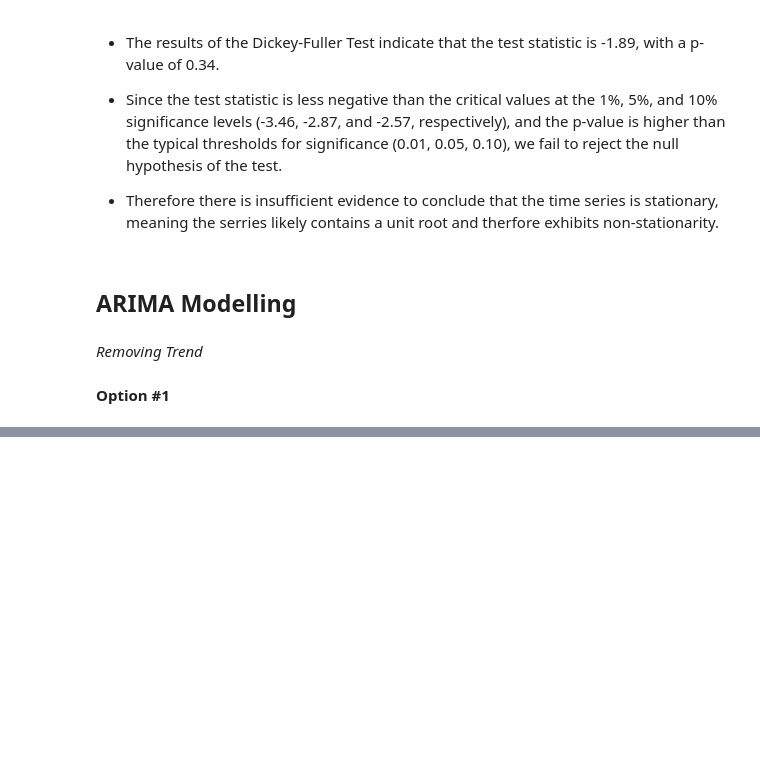
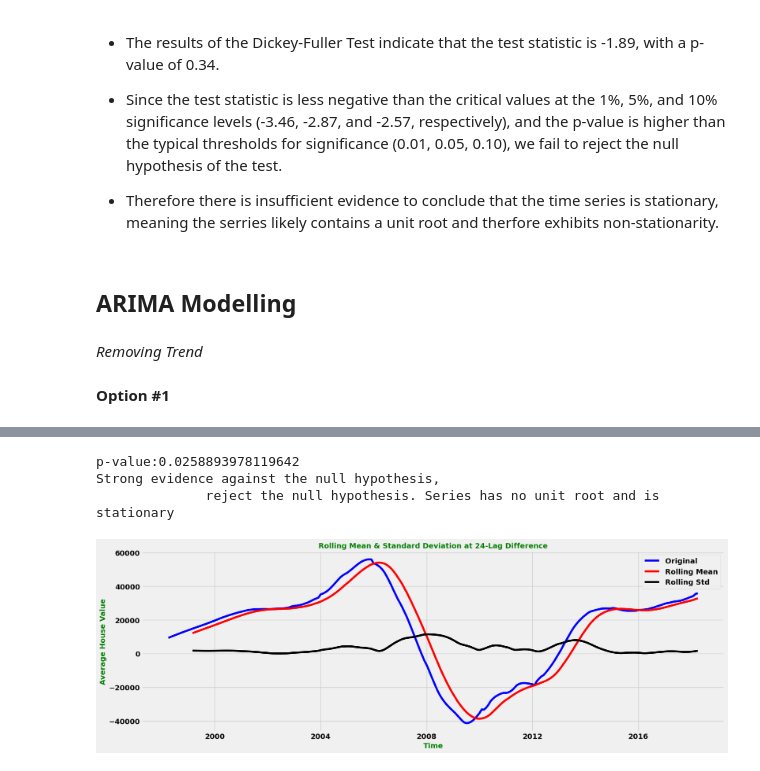
Before and after one commit to KennedyOwinoJnr/Time-Series-Analysis-Housing-Value, a Jupyter notebook: notebook.ipynb, the cells around one changed output, grey strips where cells are left out. Saved outputs shown, nothing was run; the diff lists cells and outputs as text; code cells hidden in the pictures; blank space fills up the shorter version.

```diff
--- a/notebook.ipynb
+++ b/notebook.ipynb
@@ -481,0 +506,32 @@ fig = plt.figure(figsize=(18,6))
+# %%
+#conducting 12 month lag difference
+df_diff_24 = df.diff(periods= 24).dropna()
+
+
+#checking for stationarity
+
+check_stationarity(df_diff_24)
+# %% [output]
+p-value:0.0258893978119642
+Strong evidence against the null hypothesis,
+              reject the null hypothesis. Series has no unit root and is stationary
+# %%
+#viewing the visual feel of the series after 24-lag difference
+
+# Determining  rolling statistics
+roll_mean = df_diff_24.rolling(window=12, center=False).mean()
+roll_std = df_diff_24.rolling(window=12, center=False).std()
+
+# Plot rolling statistics
+fig = plt.figure(figsize=(18,6))
+plt.plot(df_diff_24, color='blue',label='Original')
+plt.plot(roll_mean, color='red', label='Rolling Mean')
+plt.plot(roll_std, color='black', label = 'Rolling Std')
+plt.legend(loc='best')
+plt.xlabel('Time', color= 'Green', weight = 'bold', size= 14, fontname='sans-serif')
+plt.ylabel('Average House Value', color= 'Green', weight = 'bold', size= 14, fontname='sans-serif')
+plt.title('Rolling Mean & Standard Deviation at 24-Lag Difference', color= 'Green', weight = 'bold',
+                        size= 14, fontname='sans-serif')
+plt.show()
+# %% [output]
+[figure, added]
```
Also changed, not shown: parts of 12 cells of this notebook.
